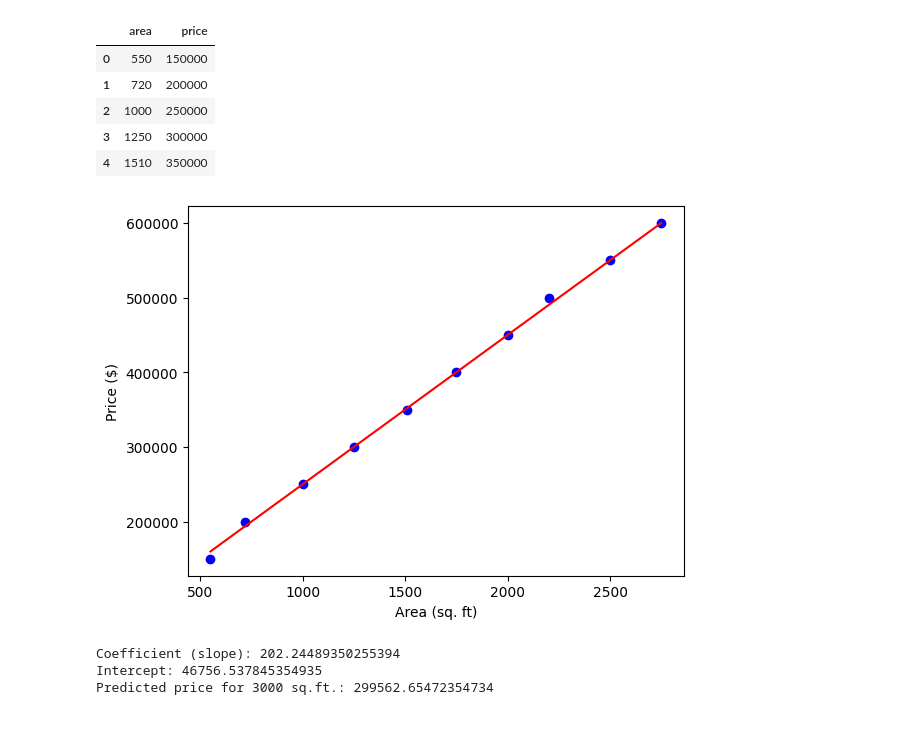
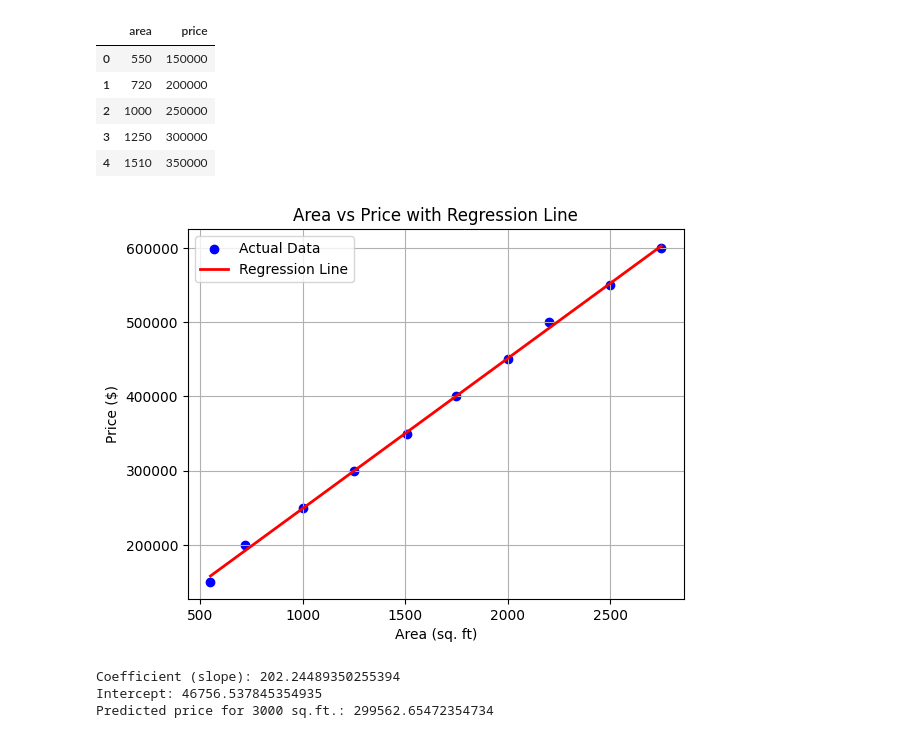
Before and after one commit to Boora-Raman/AIML-Lab, a Jupyter notebook: LinearRegession.ipynb, the cells around one changed output. Saved outputs shown, nothing was run; the diff lists cells and outputs as text; code cells hidden in the pictures.

```diff
--- a/LinearRegession.ipynb
+++ b/LinearRegession.ipynb
@@ -19,17 +19,21 @@ data.head()
 | 3 | 1250 | 300000 |
 | 4 | 1510 | 350000 |
 # %%
-X= data[['area']].values
+X = data[['area']].values
 y = data['price'].values
-plt.scatter(X, y, color='blue')
-plt.plot()
-plt.plot(X, model.predict(X), color='red')
+
+plt.scatter(X.flatten(), y, color='blue', label='Actual Data')
+
+plt.plot(X.flatten(), model.predict(X), color='red', linewidth=2, label='Regression Line')
 
 plt.xlabel("Area (sq. ft)")
 plt.ylabel("Price ($)")
+plt.title("Area vs Price with Regression Line")
+plt.legend()
+plt.grid(True)
 plt.show()
 # %% [output]
-[figure, old version]
+[figure, new version]
 # %%
 model.fit(data[['area']], data['price'])
 
```
